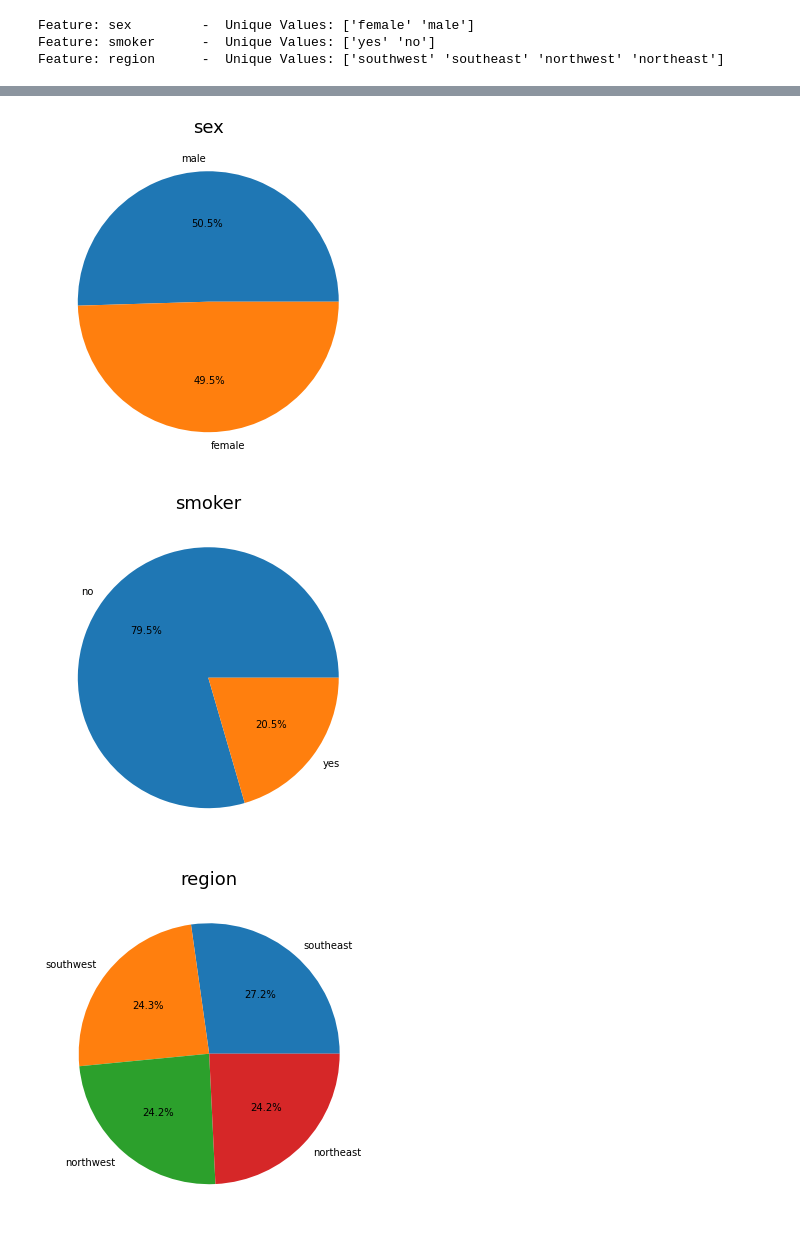
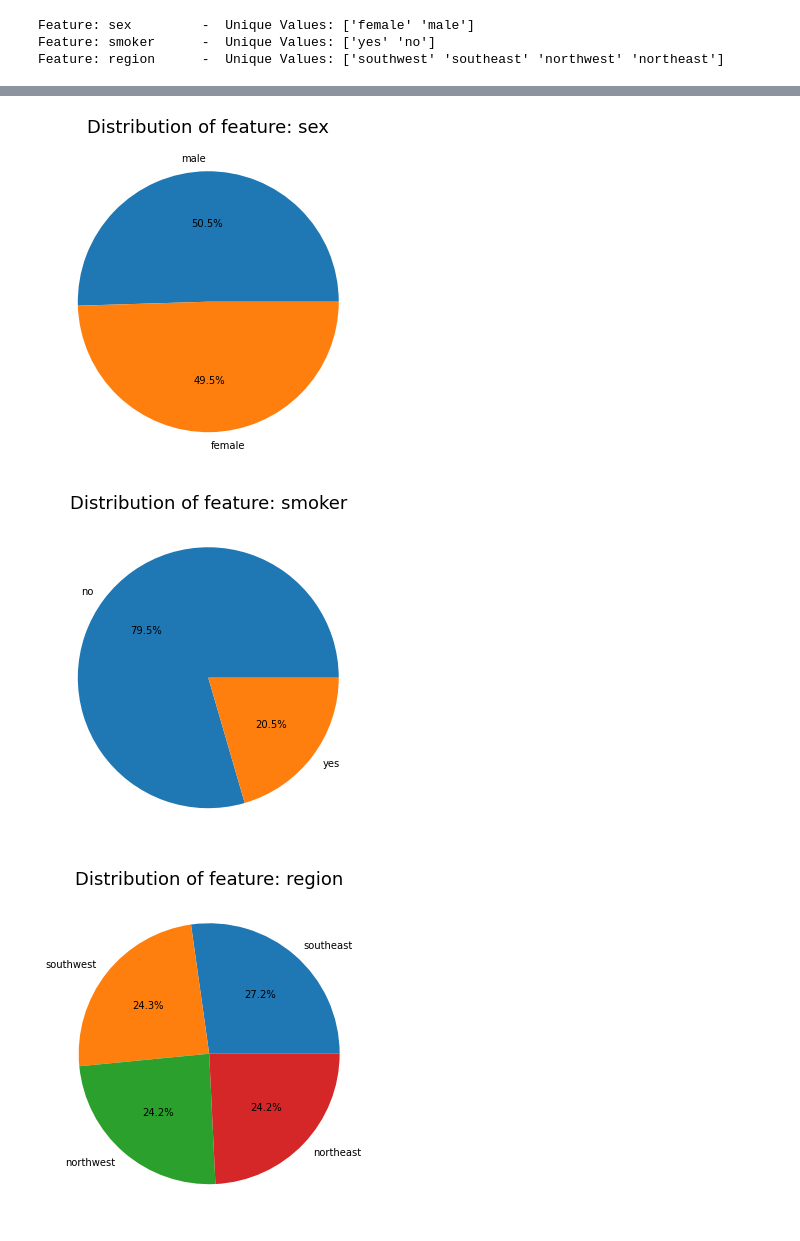
Before and after one commit to rajkumar-b/medical-cost-prediction, a Jupyter notebook: DMT - Project.ipynb, the cells around one changed output, grey strips where cells are left out. Saved outputs shown, nothing was run; the diff lists cells and outputs as text; code cells hidden in the pictures.

```diff
--- a/DMT - Project.ipynb
+++ b/DMT - Project.ipynb
@@ -101,7 +141,8 @@ inp_data.hist(figsize=(10, 10));
 # %%
 # plot the range of numeric features to understand the trend and outliers
+
 for col in num_cols:
     inp_data.boxplot(column=col, grid=False, vert=False);
-    plt.title(col)
+    plt.title(f"Boxplot of feature: {col}")
     plt.show()
 # %% [output]
@@ -112,13 +153,13 @@ for col in num_cols:
 # %%
 # plot the distribution of categorical features
 
 
 for col in cat_cols:
     inp_data[col].value_counts().plot.pie(autopct='%1.1f%%', figsize=(6, 6), legend=False);
-    plt.title(col, fontdict={'fontsize':18})
+    plt.title(f"Distribution of feature: {col}", fontdict={'fontsize':18})
     plt.ylabel('')
     plt.show()
 # %% [output]
-[figure, old version]
+[figure, new version]
-[figure, old version]
+[figure, new version]
-[figure, old version]
+[figure, new version]
```
Also changed, not shown: parts of 69 cells of this notebook.
